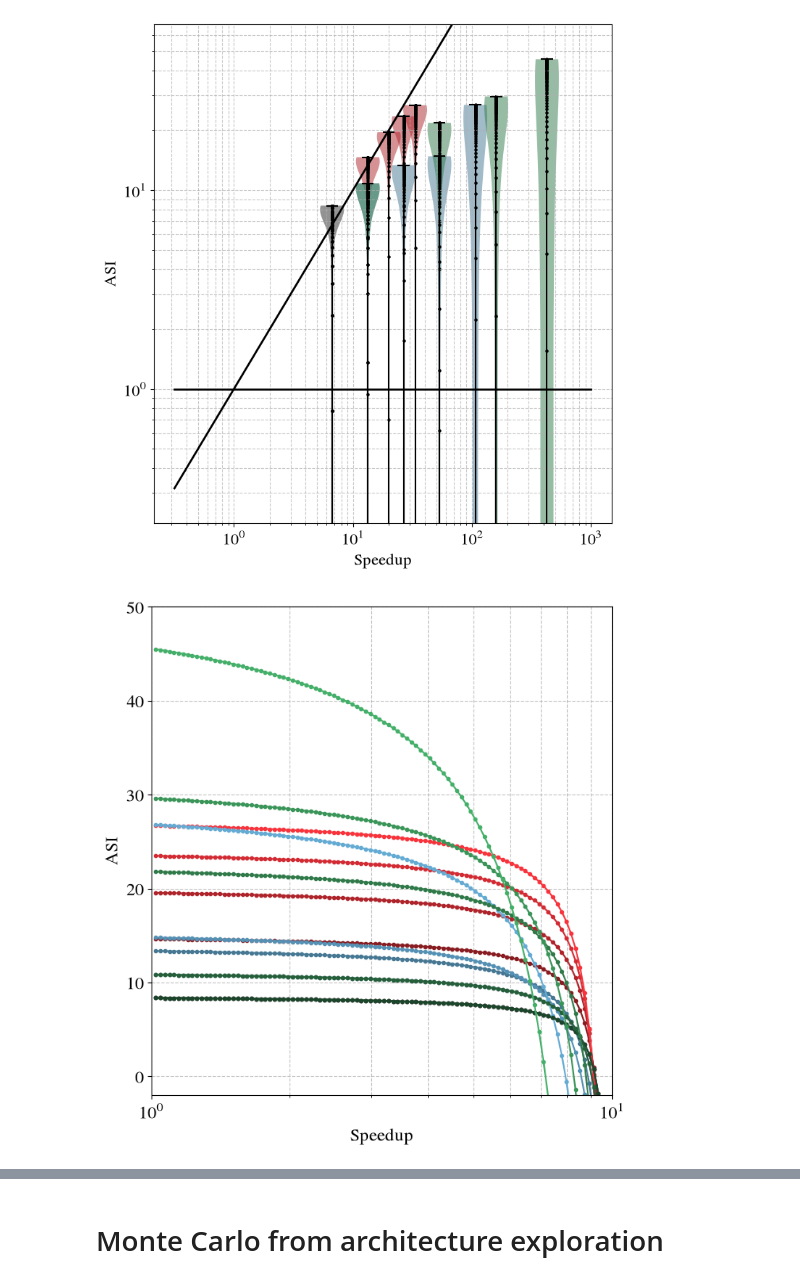
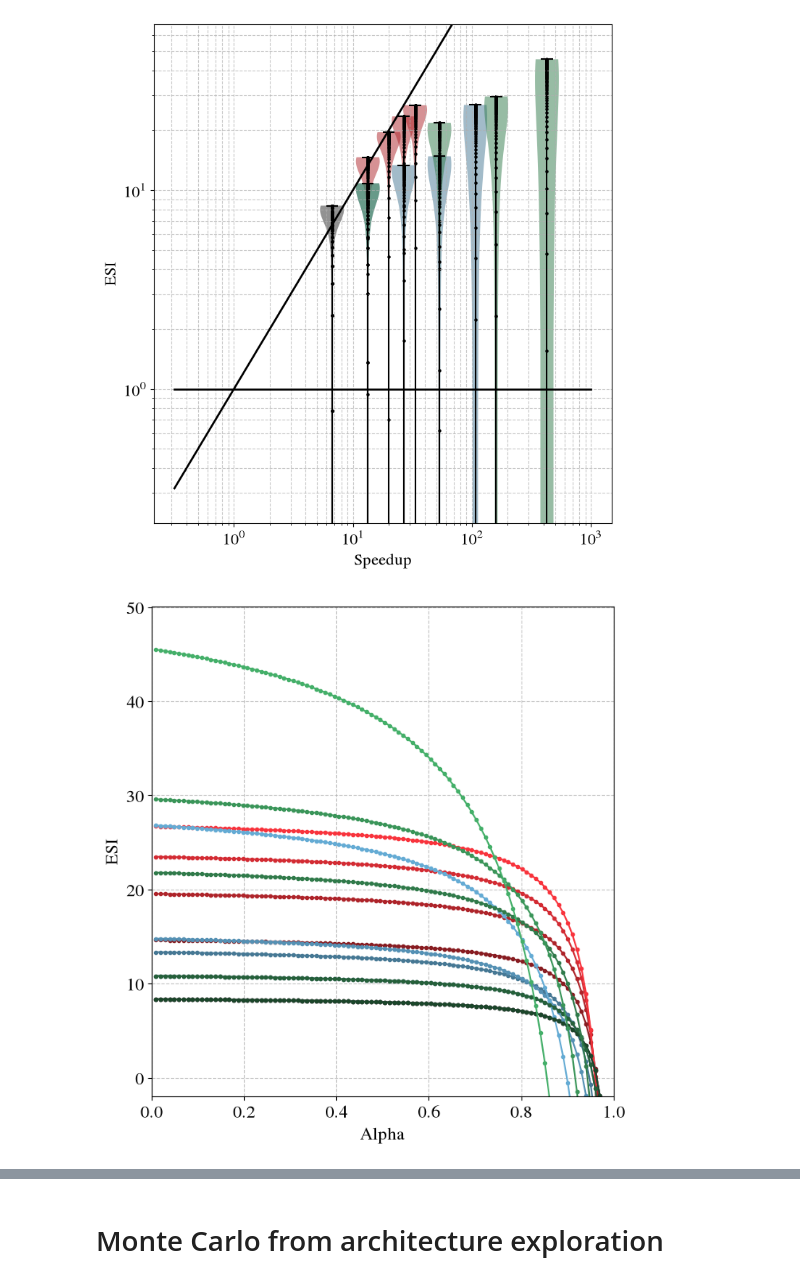
Before and after one commit to PolMaistriaux/IoT_Node_Modeling, a Jupyter notebook: Test_new_applications/Notebook_ASI_Framework.ipynb, the cells around one changed output, grey strips where cells are left out. Drawn from its saved outputs; the diff is of its cells as text; code cells hidden in the pictures.

```diff
--- a/Test_new_applications/Notebook_ASI_Framework.ipynb
+++ b/Test_new_applications/Notebook_ASI_Framework.ipynb
@@ -645,29 +576,30 @@ for k in range(3):
 
     for a in range(len(baseline_area)):
         for d, j in enumerate(analysis_Mem_type):
-            p = ax[0,k].plot(alpha_studied,   theor_ncf_res[:,a,k,0,d,2],   color = 'black' , linestyle ='-')
+            p = ax[0,k].plot(alpha_studied,   theor_ncf_res[:,a,k,0,d,0],   color = 'black' , linestyle ='-')
             p = ax[0,k].vlines(theor_crit_alpha [a,k,0,d,0], ymin=0, ymax=1,   color = 'black' , linestyle ='--')
 
         for i in range(1,arch_Dim):
             for d, j in enumerate(analysis_Mem_type):
-                p = ax[0,k].plot(alpha_studied,   theor_ncf_res[:,a,k,i,d,2],   color = color_array[k,i] , linestyle ='-')
+                p = ax[0,k].plot(alpha_studied,   theor_ncf_res[:,a,k,i,d,0],   color = color_array[k,i] , linestyle ='-')
                 p = ax[0,k].vlines(theor_crit_alpha [a,k,i,d,0], ymin=0, ymax=1,   color = 'black' , linestyle ='--')
 
         if plot_soa:
             if soa_only_last_one :
-                p = ax[0,k].plot(alpha_studied,   soa_ncf_res[:,a,-1,2],   color = 'gray', linestyle ='-')
+                p = ax[0,k].plot(alpha_studied,   soa_ncf_res[:,a,-1,0],   color = 'gray', linestyle ='-')
             else:
                 for i in range(soa_area_ratio.shape[0]):
-                    p = ax[0,k].plot(alpha_studied,   soa_ncf_res[:,a,i,2],   color = listColor[i] , linestyle ='-.')
+                    p = ax[0,k].plot(alpha_studied,   soa_ncf_res[:,a,i,0],   color = listColor[i] , linestyle ='-.')
 
         if plot_our:
             for i in range(our_area_ratio.shape[0]):
-                p = ax[0,k].plot(alpha_studied,   our_ncf_res[:,a,i,2],   color = listColor[i+6] , linestyle ='--')
+                p = ax[0,k].plot(alpha_studied,   our_ncf_res[:,a,i,0],   color = listColor[i+6] , linestyle ='--')
 
     ax[0,k].hlines(y=1,xmin = 0, xmax=1, color= "black")
-    ax[0,k].set_ylim([0,3])
+    ax[0,k].set_ylim([0,1.3])
     ax[0,k].set_xlim([0,1])
     ax[0,k].set_xlabel("Alpha")
+
 
 ax[0,0].set_ylabel("NCF @ Fixed Reinvested Work")
 ax[0,0].legend()
@@ -995,7 +893,7 @@ fig, ax = plt.subplots(1,len(baseline_area),figsize=(7.5*len(baseline_area), 8),
 
 for a in range(len(baseline_area)):
     ax[0,a].set_yscale('log')
-    ax[0,a].set_ylabel('ASI')
+    ax[0,a].set_ylabel('ESI')
     #for n, n_s_lim in enumerate(max_reused_speedup):
     #    new_speedup_limit        = 1/10**speedup_space
     #    new_speedup_limit  [np.where((10**speedup_space)>n_s_lim)]   = n_s_lim * new_speedup_limit  [np.where((10**speedup_space)>n_s_lim)]
@@ -1060,61 +958,34 @@ for i  in np.arange(np.floor(s_log_min), np.ceil(s_log_max),1) :
 
 formatter = FuncFormatter(lambda x_val, tick_pos: "$10^{{{:.0f}}}$".format(x_val))
 
 sep_strongly_sustainable = 1/10**speedup_space
 sep_weakly_sustainable   = 1/10**speedup_space
 
 sep_strongly_sustainable[np.where(sep_strongly_sustainable<1)] =1
 sep_weakly_sustainable  [np.where(sep_weakly_sustainable>1)]   =1
 
 arch_color_map = ['Reds', 'Blues', 'Greens']
 
 alphaViolin=0.5
 widthViolin=0.2
 bwViolin   =0.3
 # Plot the operation footprint vs FFT throughput
 
 fig, ax = plt.subplots(1,len(baseline_area),figsize=(7.5*len(baseline_area), 8), squeeze=False)
 
 for a in range(len(baseline_area)):
     #ax[0,a].set_yscale('log')
-    ax[0,a].set_ylabel('ASI')
-    #for n, n_s_lim in enumerate(max_reused_speedup):
-    #    new_speedup_limit        = 1/10**speedup_space
-    #    new_speedup_limit  [np.where((10**speedup_space)>n_s_lim)]   = n_s_lim * new_speedup_limit  [np.where((10**speedup_space)>n_s_lim)]
-    #    new_speedup_limit  [np.where((10**speedup_space)<=n_s_lim)]  = 1
-    #    ax[0,a].plot(speedup_space, new_speedup_limit,   'gray', linewidth=1)
-
-
-    #ax[0,a].plot(speedup_space, sep_strongly_sustainable, 'black', linewidth=2, label='Strongly Sustainable')
-    #ax[0,a].plot(speedup_space, sep_weakly_sustainable,   'black', linewidth=2, label='Weakly Sustainable')
-    ax[0,a].set_xlabel('Speedup')
+    ax[0,a].set_ylabel('ESI')
+    ax[0,a].set_xlabel('Alpha')
     ax[0,a].set_ylim([-2,1.1*np.max(theor_ncf_test)])
-    #ax[0,a].set_ylim([-0.5,1.05*np.max(theor_asi_res)])
     ax[0,a].set_xlim([0,1])
-    #ax[0,a].set_ylim([-1,1.1*np.max(theor_ncf_test)])
     ax[0,a].grid(True, which='both', linestyle='--', alpha=0.7)
-    ax[0,a].xaxis.set_major_locator(ticker.MultipleLocator(1))
-    ax[0,a].xaxis.set_major_formatter(formatter)
-    ax[0,a].xaxis.set_minor_locator(ticker.FixedLocator(log_ticks))
 
     for d, j in enumerate(analysis_Mem_type):
-        asi_res_reshaped = np.reshape(theor_ncf_test[:,a,:,:,:,0]  ,(len(alpha_studied),3*(arch_Dim)*len(analysis_Mem_type)), copy=True)
-        speedup_reshaped = np.reshape(theor_speedup_ratio[:,:,j],(                      3*(arch_Dim)*len(analysis_Mem_type)), copy=True)
-
-        this_color_array = []
-        for k in range(3):
-            this_color_array.append(('black',alphaViolin/3 ) )
-            for i in range(1,arch_Dim):
-                this_color_array.append((color_array[k,2],alphaViolin ))
-
-        #vp1 = ax[0,a].violinplot(asi_res_reshaped, positions = np.log10(speedup_reshaped), widths=widthViolin,
-        #                    showmeans=False,showextrema=True,showmedians=False ,
-        #                    facecolor=this_color_array,
-        #                    bw_method=bwViolin, linecolor='black' , points=300)
 
         for k in range(3):
-            for i in range(0,arch_Dim):   # np.ones(len(alpha_studied))*np.log10(theor_speedup_ratio[k,i,j])
+            for i in range(0,arch_Dim):
                 p = ax[0,a].plot(alpha_studied,   theor_ncf_test[:,a,k,i,d,0],
                 c=color_array[k,i], marker='.')
 # %% [output]
-[figure, old version]
+[figure, new version]
```
Also changed, not shown: parts of 6 cells of this notebook.
